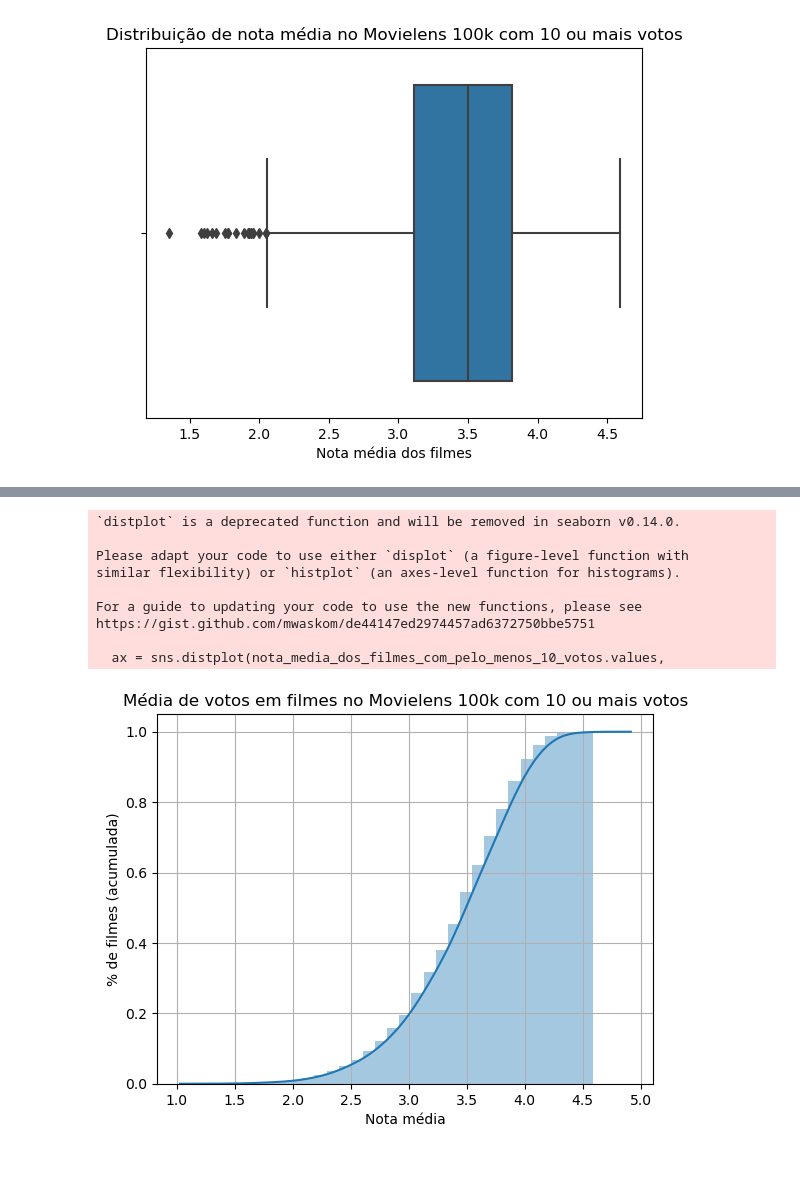
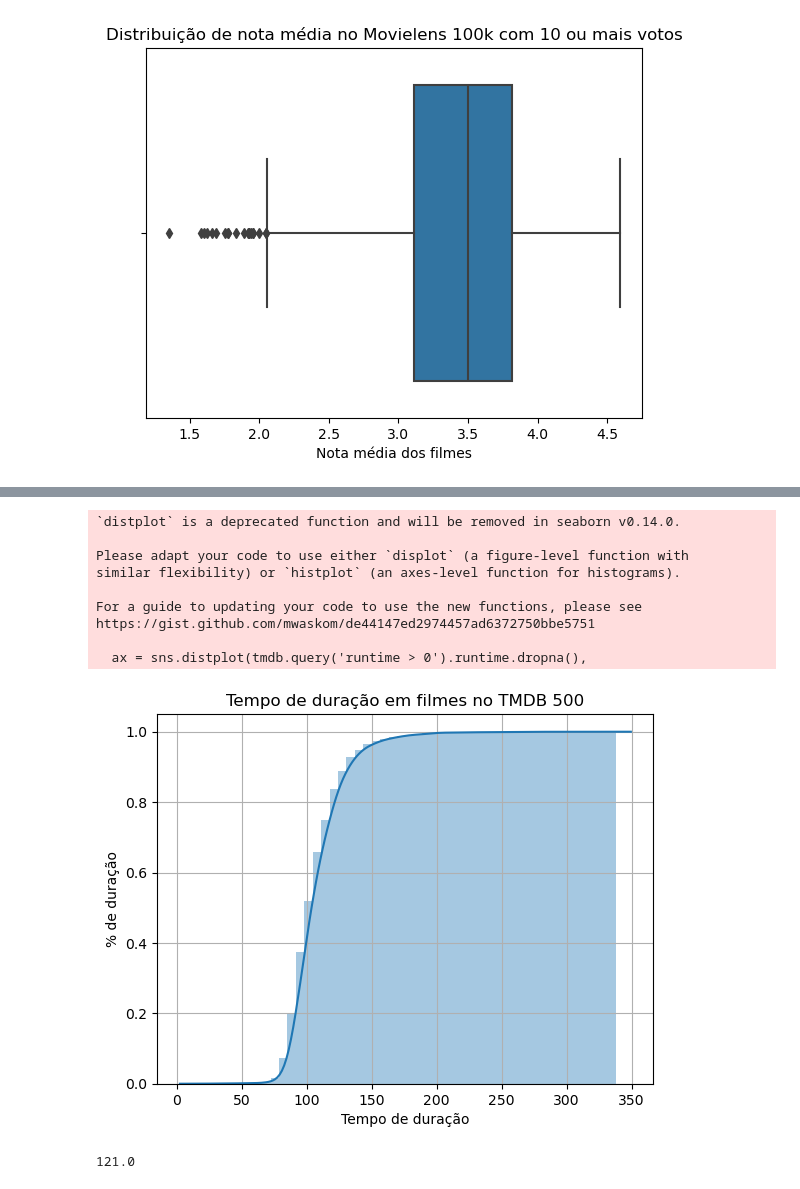
Before and after one commit to naimeaiub/Analise-Estatistica-IBGE, a Jupyter notebook: 4. Data Science - testes estatisticos com python/Data_Science_-_Introducao_a_testes.ipynb, the cells around one changed output, grey strips where cells are left out. Cells and saved outputs as stored; diff of their text form; code cells hidden in the pictures.

```diff
--- a/4. Data Science - testes estatisticos com python/Data_Science_-_Introducao_a_testes.ipynb
+++ b/4. Data Science - testes estatisticos com python/Data_Science_-_Introducao_a_testes.ipynb
@@ -227,19 +324,23 @@ Text(0.5, 1.0, 'Distribuição de nota média no Movielens 100k com 10 ou mais
 # %%
-ax = sns.distplot(nota_media_dos_filmes_com_pelo_menos_10_votos.values,
+ax = sns.distplot(tmdb.query('runtime > 0').runtime.dropna(),
                   hist_kws={'cumulative': True},
                   kde_kws={'cumulative': True},)
-ax.set(xlabel='Nota média',
-       ylabel='% de filmes (acumulada)',
-       title='Média de votos em filmes no Movielens 100k com 10 ou mais votos')
-ax.grid(True)
+ax.set(xlabel='Tempo de duração',
+       ylabel='% de duração',
+       title='Tempo de duração em filmes no TMDB 500')
+ax.grid()
 # %% [output]
 `distplot` is a deprecated function and will be removed in seaborn v0.14.0.
 
 Please adapt your code to use either `displot` (a figure-level function with
 similar flexibility) or `histplot` (an axes-level function for histograms).
 
 For a guide to updating your code to use the new functions, please see
 https://gist.github.com/mwaskom/de44147ed2974457ad6372750bbe5751
 
-  ax = sns.distplot(nota_media_dos_filmes_com_pelo_menos_10_votos.values,
+  ax = sns.distplot(tmdb.query('runtime > 0').runtime.dropna(),
-[figure, old version]
+[figure, new version]
+# %%
+tmdb.query('runtime > 0').runtime.dropna().quantile(0.8)
+# %% [output]
+121.0
```
Also changed, not shown: parts of 6 cells of this notebook.
